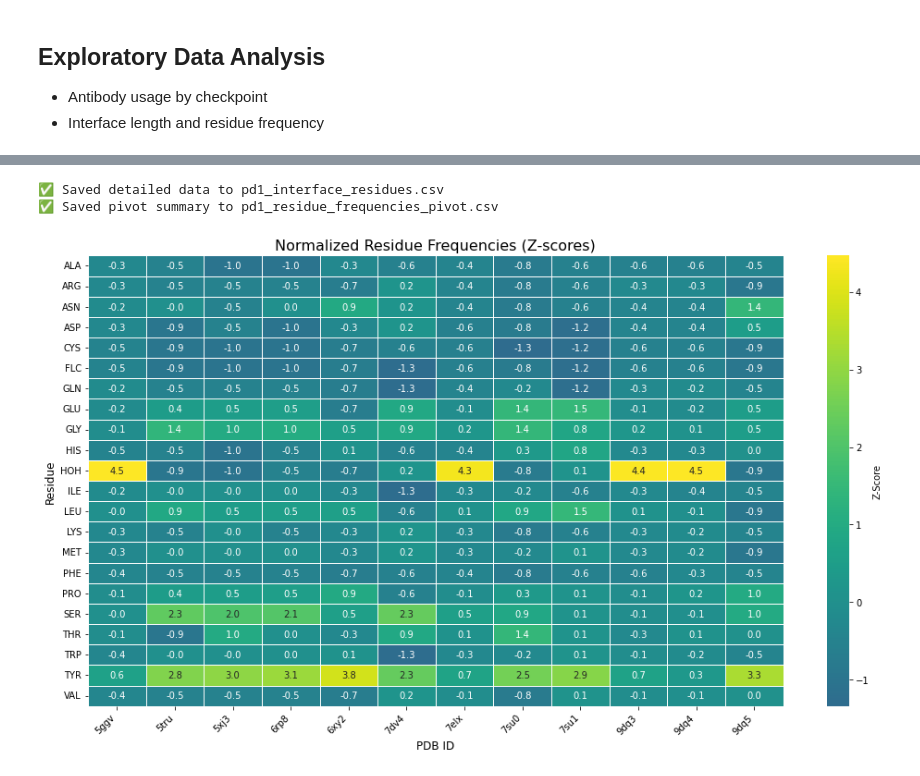
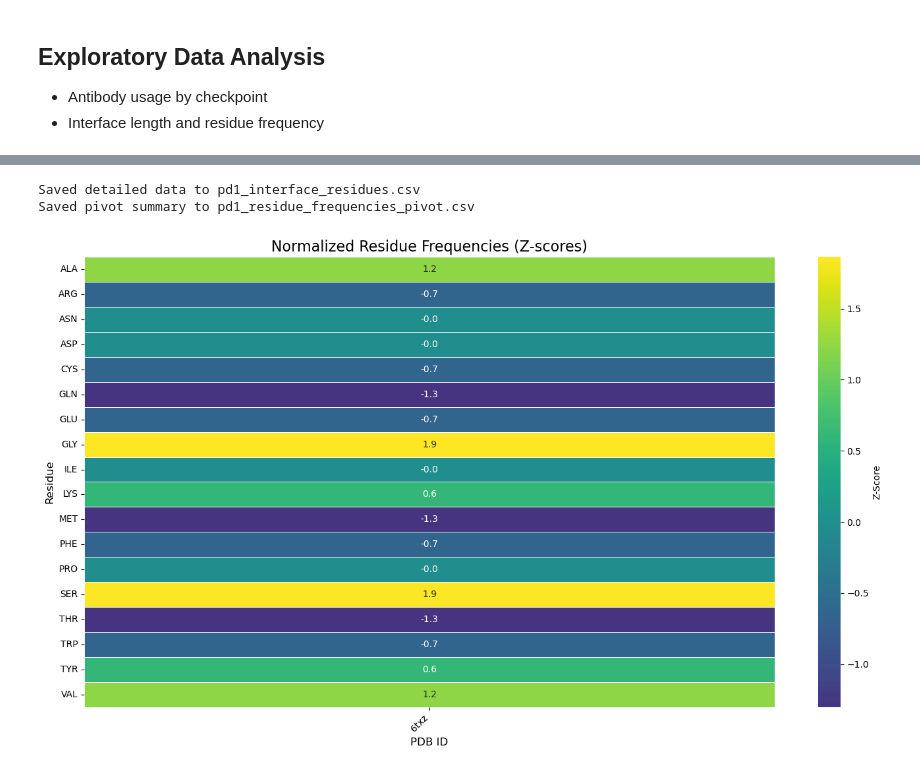
Before and after one commit to datascience-2025-group4/group04-team01, a Jupyter notebook: exploratory_data_analysis.ipynb, the cells around one changed output, grey strips where cells are left out. Drawn from its saved outputs; the diff is of its cells as text; code cells hidden in the pictures.

Commit message:
heatmaps

```diff
--- a/exploratory_data_analysis.ipynb
+++ b/exploratory_data_analysis.ipynb
@@ -174,9 +174,9 @@ for ckpt_id in ckpt_ids:
         all_interface_rows.extend(rows)
 
     except Exception as e:
-        print(f"❌ Error with {ckpt_id}: {e}")
+        print(f"Error with {ckpt_id}: {e}")
 
-# === Save full long-format table ===
+#Save full long-format table
 df_out = pd.DataFrame(all_interface_rows)
 output_folder = f"data/{current_checkpoint}"
 os.makedirs(output_folder, exist_ok=True) # make Ordner
@@ -184,46 +184,47 @@ os.makedirs(output_folder, exist_ok=True) # make Ordner
 
 df_out.to_csv(f"{output_folder}/{current_checkpoint}_interface_residues.csv", index=False)
 
-print(f"✅ Saved detailed data to {current_checkpoint}_interface_residues.csv")
+print(f"Saved detailed data to {current_checkpoint}_interface_residues.csv")
 
 
-# === Create pivot summary ===
+# Create pivot summary
 df_pivot = df_out.groupby(['residue_name', 'pdb_id'])['residue_name'].count().unstack(fill_value=0)
 df_pivot.to_csv(f"{output_folder}/{current_checkpoint}_residue_frequencies_pivot.csv")
 
-print(f"✅ Saved pivot summary to {current_checkpoint}_residue_frequencies_pivot.csv")
+print(f"Saved pivot summary to {current_checkpoint}_residue_frequencies_pivot.csv")
 # %% [output]
-✅ Saved detailed data to pd1_interface_residues.csv
-✅ Saved pivot summary to pd1_residue_frequencies_pivot.csv
+Saved detailed data to pd1_interface_residues.csv
+Saved pivot summary to pd1_residue_frequencies_pivot.csv
 # %%
 # Load pivoted frequency table
-variable = 'ctla4'
+variable = 'tim3'
 df = pd.read_csv(f"data/{variable}/{variable}_residue_frequencies_pivot.csv", index_col=0)
 
 
 
 # Z-score across all values
 df_z = df.apply(zscore, axis=0)
 
 plt.figure(figsize=(14, 8))
 
 sns.heatmap(
     df_z,
     cmap="viridis",
     center=0,
     annot=True,
     fmt=".1f",
     linewidths=0.5,
     linecolor='white',
     cbar_kws={"label": "Z-Score"}
 )
 
 plt.title("Normalized Residue Frequencies (Z-scores)", fontsize=16)
 plt.ylabel("Residue", fontsize=12)
 plt.xlabel("PDB ID", fontsize=12)
 plt.xticks(rotation=45, ha='right')
 plt.yticks(rotation=0)
 plt.tight_layout()
+plt.savefig(f"plots/{variable}_heatmap.pdf", bbox_inches = "tight")
 plt.show()
 # %% [output]
-[figure, old version]
+[figure, new version]
```
Also changed, not shown: 9 other files.
